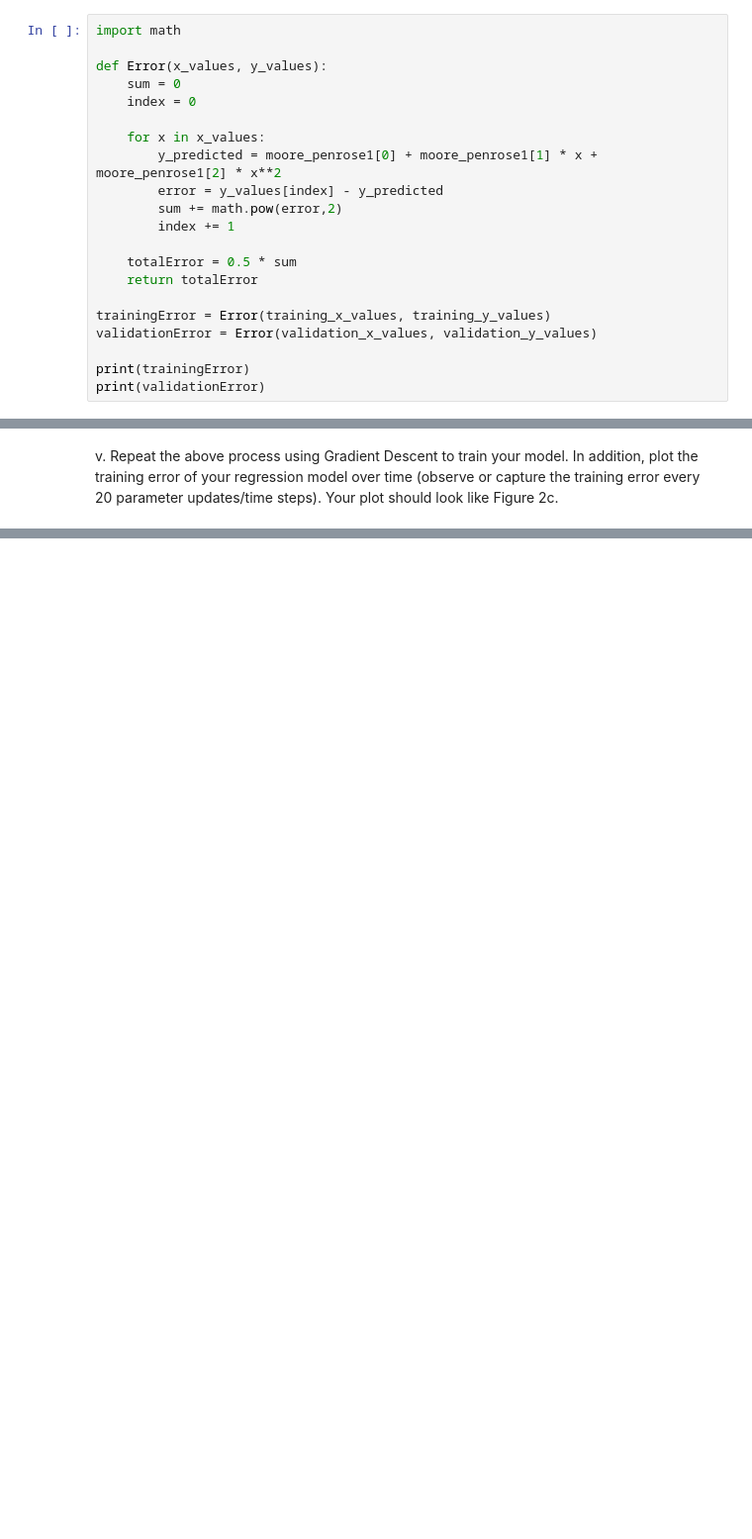
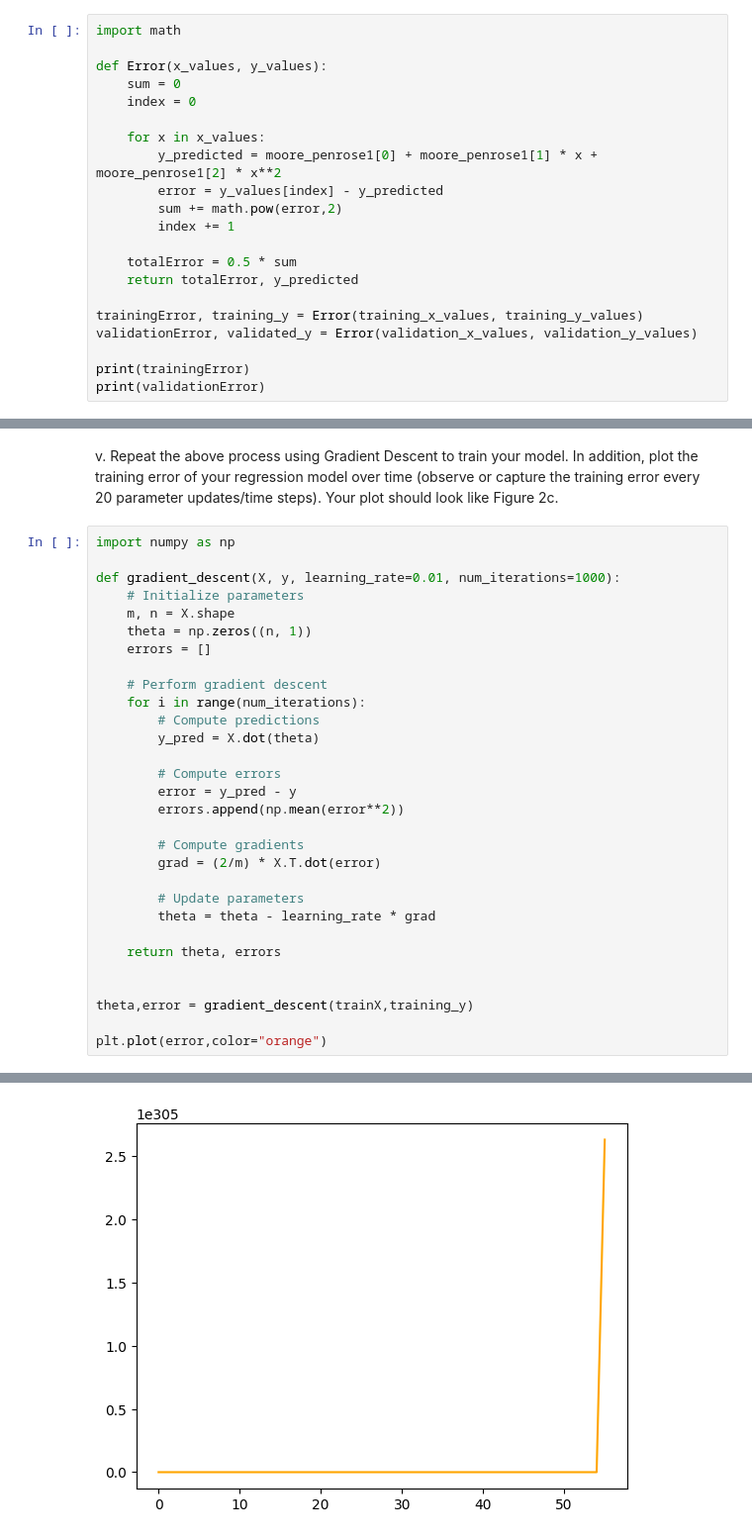
Before and after one commit to muaazbassa/COMS3007A-Machine-Learning, a Jupyter notebook: 4. ML Linear Regression Tutorial/Linear Regression.ipynb, the cells around one changed output, grey strips where cells are left out. Shown: that part at 99% size. Drawn from its saved outputs; the diff is of its cells as text; blank space fills up the shorter version.

```diff
--- a/4. ML Linear Regression Tutorial/Linear Regression.ipynb
+++ b/4. ML Linear Regression Tutorial/Linear Regression.ipynb
@@ -214,10 +214,10 @@ def Error(x_values, y_values):
         index += 1
 
     totalError = 0.5 * sum
-    return totalError
+    return totalError, y_predicted
 
-trainingError = Error(training_x_values, training_y_values)
-validationError = Error(validation_x_values, validation_y_values)
+trainingError, training_y = Error(training_x_values, training_y_values)
+validationError, validated_y = Error(validation_x_values, validation_y_values)
 
 print(trainingError)
 print(validationError)
@@ -242,3 +242,34 @@ plt.show()
 v. Repeat the above process using Gradient Descent to train your model. In addition, plot the
 training error of your regression model over time (observe or capture the training error every 20
 parameter updates/time steps). Your plot should look like Figure 2c.
+# %%
+import numpy as np
+
+def gradient_descent(X, y, learning_rate=0.01, num_iterations=1000):
+    # Initialize parameters
+    m, n = X.shape
+    theta = np.zeros((n, 1))
+    errors = []
+
+    # Perform gradient descent
+    for i in range(num_iterations):
+        # Compute predictions
+        y_pred = X.dot(theta)
+
+        # Compute errors
+        error = y_pred - y
+        errors.append(np.mean(error**2))
+
+        # Compute gradients
+        grad = (2/m) * X.T.dot(error)
+
+        # Update parameters
+        theta = theta - learning_rate * grad
+
+    return theta, errors
+
+
+theta,error = gradient_descent(trainX,training_y)
+
+plt.plot(error,color="orange")
+# %% [output]
@@ -244,0 +277 @@ parameter updates/time steps). Your plot should look like Figure 2c.
+[figure, added]
```
Also changed, not shown: parts of 8 cells of this notebook.
